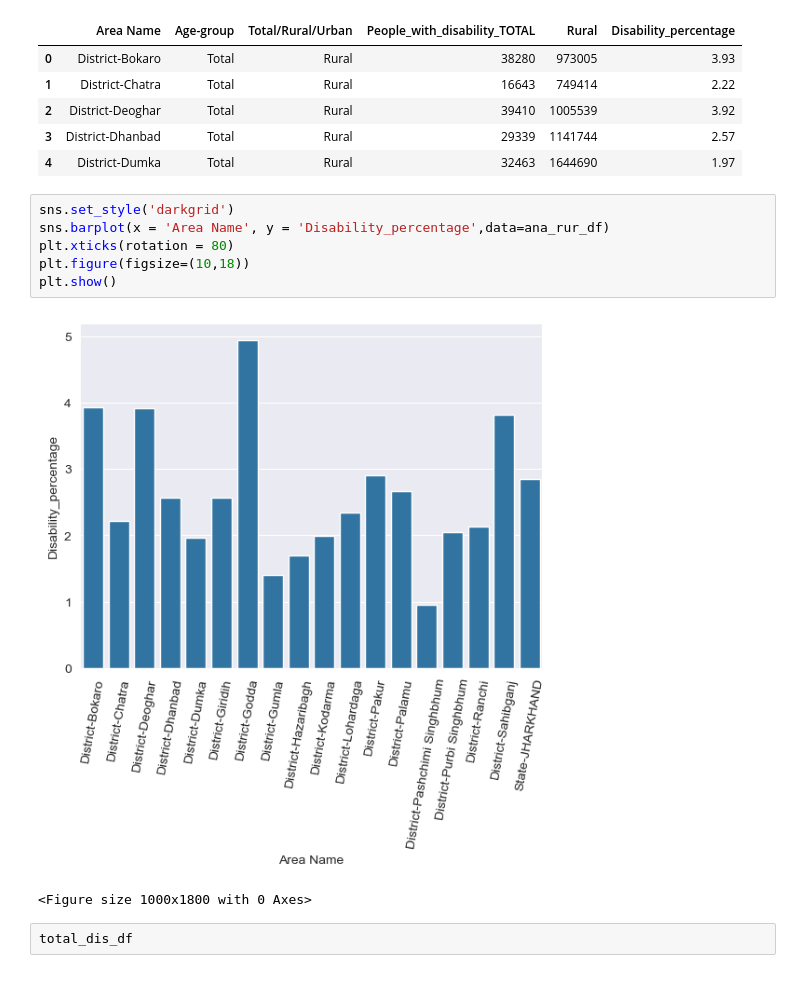
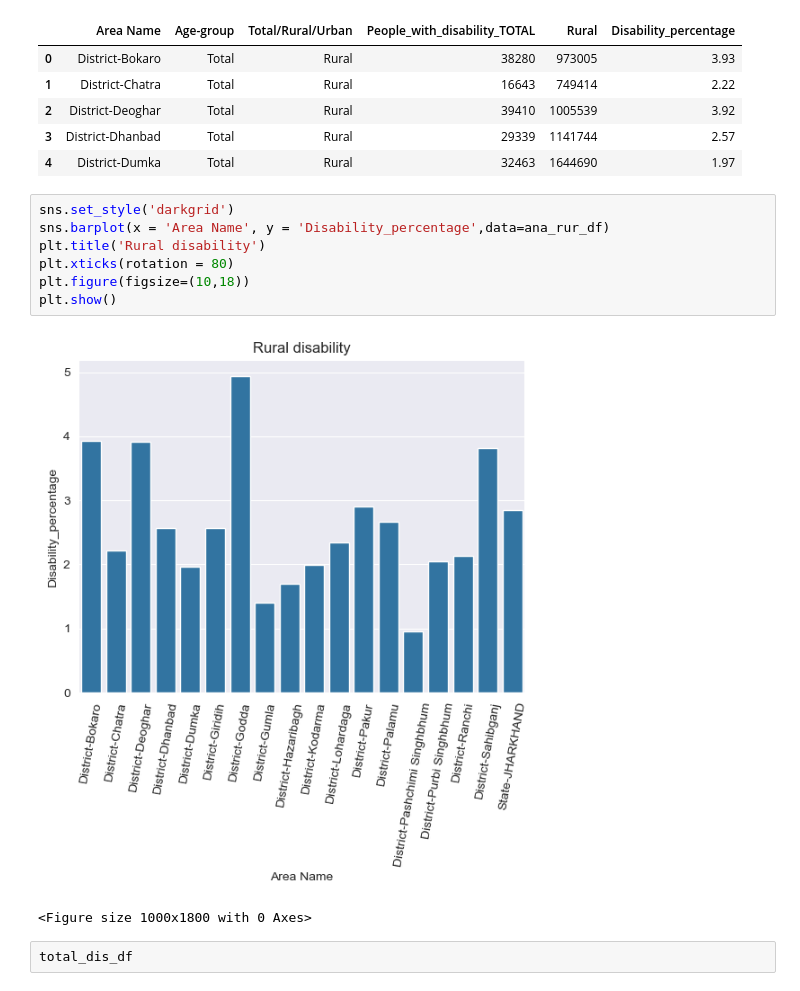
Before and after one commit to abhi-ram-M/jharkand-nuclear-radiation, a Jupyter notebook: main__.ipynb, the cells around one changed output. Drawn from its saved outputs; the diff is of its cells as text.

```diff
--- a/main__.ipynb
+++ b/main__.ipynb
@@ -701,11 +702,12 @@ ana_rur_df.head()
 # %%
 sns.set_style('darkgrid')
 sns.barplot(x = 'Area Name', y = 'Disability_percentage',data=ana_rur_df)
+plt.title('Rural disability')
 plt.xticks(rotation = 80)
 plt.figure(figsize=(10,18))
 plt.show()
 # %% [output]
-[figure, old version]
+[figure, new version]
 <Figure size 1000x1800 with 0 Axes>
 # %%
 total_dis_df
```
Also changed, not shown: parts of 4 cells of this notebook.
